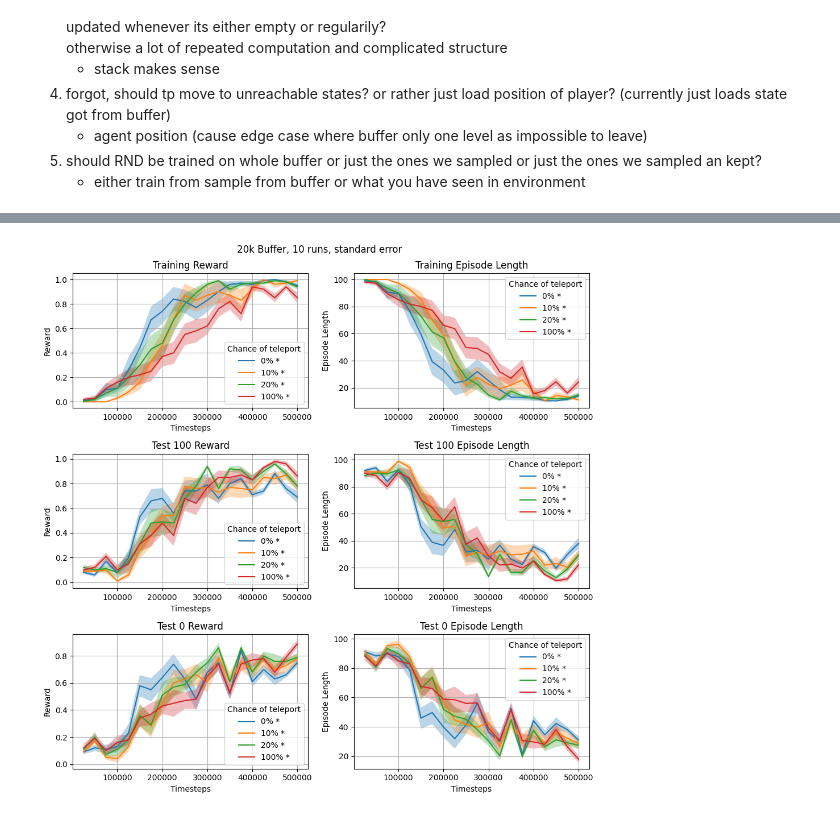
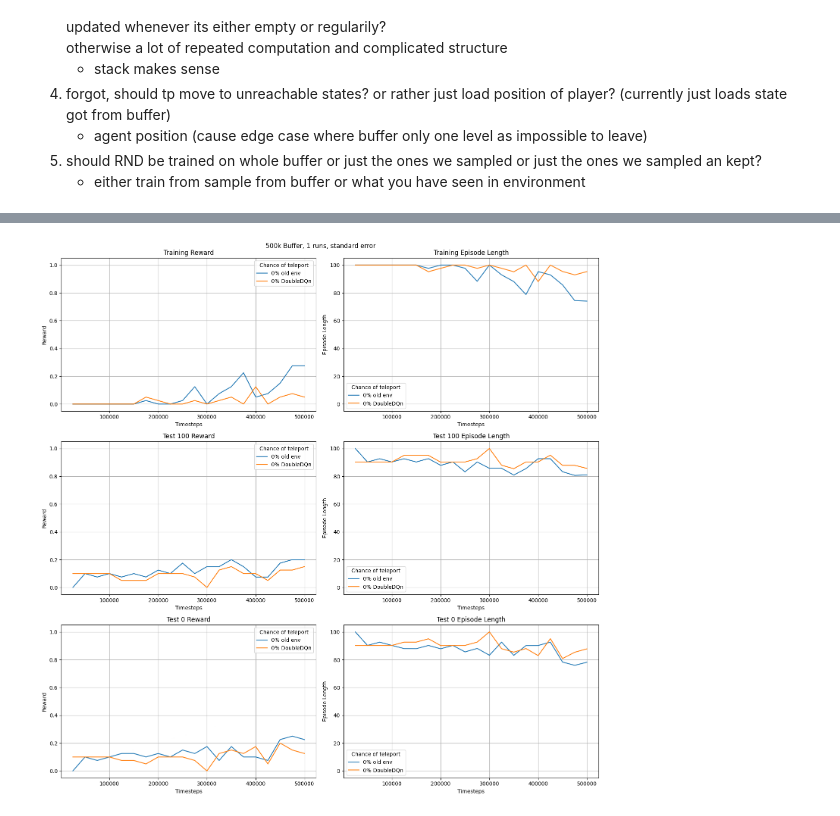
Before and after one commit to felixk29/fix_her, a Jupyter notebook: experiments/experiment.ipynb, the cells around one changed output, grey strips where cells are left out. Saved outputs shown, nothing was run; the diff lists cells and outputs as text; code cells hidden in the pictures.

```diff
--- a/experiments/experiment.ipynb
+++ b/experiments/experiment.ipynb
@@ -101,23 +32,49 @@ Doors: up:2, down:1, left:0, right:1
 ### Visualizing Results 50k buffer 10 runs###
 
 import matplotlib.pyplot as plt
+import matplotlib as mpl
+
 import numpy as np
-base_log='./logs/tpchance_b20k'
 
-def load_data(env, name,runs=5):
-    tmp=[np.load(f"{base_log}/{name}_{name}/{env}/{i}/evaluations.npz") for i in range(runs)]
+buffersize=500 #in k
+runs=1
+
+base_log=f'./logs/tpchance_b{buffersize}k'
+
+def load_data(env, name):
+    tmp=[np.load(f"{base_log}/{name}_{name}/{env}/{i}/evaluations.npz") for i in range(0,runs)]
     dt={}
     dt['results']=np.array([np.mean(i['results'],axis=1) for i in tmp])
     dt['ep_lengths']=np.array([np.mean(i['ep_lengths'],axis=1) for i in tmp])
     dt['timesteps']=tmp[0]['timesteps']
     return dt
 
+
+cmap=mpl.cm.get_cmap('tab10')
+colors={}
+
 def plot(ax, dt, title,name, ylabel, ydata, type='se'):
     data=dt[ydata]
-    if name.endswith('x'):
-        name=f"{round(float(name[:-1])*100)}% *"
+
+    if name.endswith('d'):
+        name=f"{round(float(name[:-1])*100)}% DoubleDQn"
+    elif name.endswith('bs3'):
+        name=f"{round(float(name[:-3])*100)}% DQN"
+    elif name.endswith('2'):
+        name=f"{round(float(name[:-3])*100)}% old env"
+    elif name.endswith('c'):
+        name=f"{round(float(name[:-3])*100)}% My Current implementation"
+    elif not name.endswith('0'):
+        name=f"{round(float(name[:-1])*100)}% "+name[-1]
     else:
         name=f"{round(float(name)*100)}%"
+
+    if ylabel=='Reward':
+        ax.set_ylim(-0.05,1.05)
+    else:
+        ax.set_ylim(-5,105)
+
+
 
     if type=='std': #standard deviation
         mean=np.mean(data,axis=0)
@@ -135,35 +92,35 @@ def plot(ax, dt, title,name, ylabel, ydata, type='se'):
         mean=np.mean(data,axis=0)
         se=np.std(data,axis=0)/np.sqrt(data.shape[0])
 
         ax.plot(dt['timesteps'],mean, label=name)
         ax.fill_between(dt['timesteps'],mean-se,mean+se,alpha=0.3)
 
     ax.set_title(title)
     ax.set_ylabel(ylabel)
     ax.set_xlabel('Timesteps')
     ax.legend(title='Chance of teleport')
     ax.grid(True)
 
-fig, ax = plt.subplots(3,2, figsize=(10,10))
+fig, ax = plt.subplots(3,2, figsize=(15,15))
 
-fig.suptitle(f"20k Buffer, 10 runs, standard error")
+fig.suptitle(f"{buffersize}k Buffer, {runs} runs, standard error")
 
 
-for name in ['0.0x','0.1x','0.2x','1.0x']:
+for name in ['0.02','0.0d']:
     results={}
     for env in ['tr', '0', '100']:
-        results[env]=load_data(env,name,10)
+        results[env]=load_data(env,name)
 
 
     plot(ax[0,0],results['tr'], 'Training Reward',name,'Reward','results')
     plot(ax[0,1],results['tr'], 'Training Episode Length',name, 'Episode Length','ep_lengths')
 
     plot(ax[1,0],results['100'], 'Test 100 Reward',name,'Reward','results')
     plot(ax[1,1],results['100'], 'Test 100 Episode Length',name, 'Episode Length','ep_lengths')
 
     plot(ax[2,0],results['0'], 'Test 0 Reward',name,'Reward','results')
     plot(ax[2,1],results['0'], 'Test 0 Episode Length',name, 'Episode Length','ep_lengths')
 
 plt.tight_layout()
 # %% [output]
-[figure, old version]
+[figure, new version]
```
Also changed, not shown: parts of 3 cells of this notebook, 3 other files.
